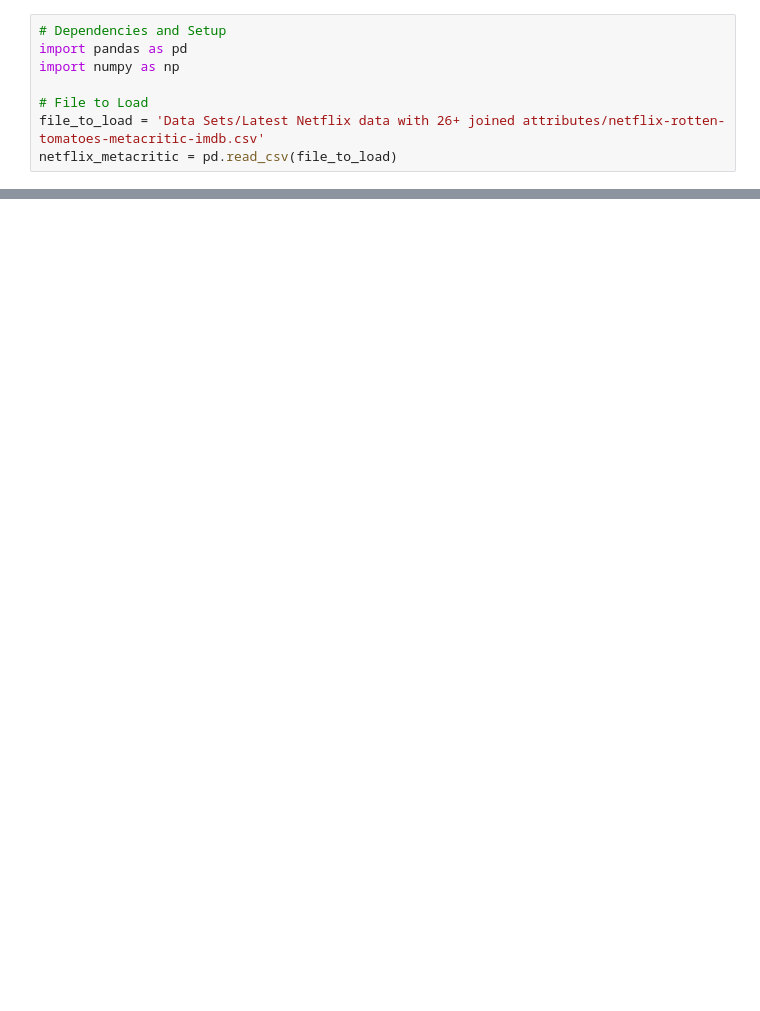
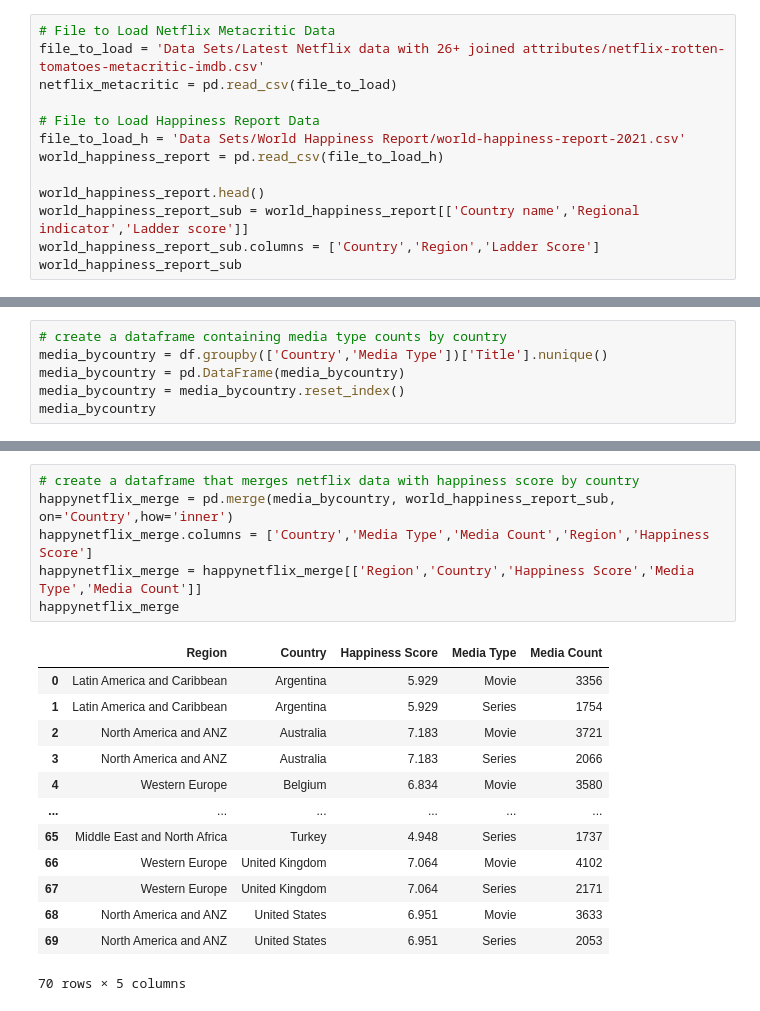
Before and after one commit to adamholcomb/Python-Media-Happiness-Analysis, a Jupyter notebook: HappinessIndex.ipynb, the cells around one changed output, grey strips where cells are left out. Saved outputs shown, nothing was run; the diff lists cells and outputs as text; blank space fills up the shorter version.

```diff
--- a/HappinessIndex.ipynb
+++ b/HappinessIndex.ipynb
@@ -1,8 +8,13 @@
 # %%
-# Dependencies and Setup
-import pandas as pd
-import numpy as np
-
-# File to Load
+# File to Load Netflix Metacritic Data
 file_to_load = 'Data Sets/Latest Netflix data with 26+ joined attributes/netflix-rotten-tomatoes-metacritic-imdb.csv'
 netflix_metacritic = pd.read_csv(file_to_load)
+
+# File to Load Happiness Report Data
+file_to_load_h = 'Data Sets/World Happiness Report/world-happiness-report-2021.csv'
+world_happiness_report = pd.read_csv(file_to_load_h)
+
+world_happiness_report.head()
+world_happiness_report_sub = world_happiness_report[['Country name','Regional indicator','Ladder score']]
+world_happiness_report_sub.columns = ['Country','Region','Ladder Score']
+world_happiness_report_sub
@@ -130,0 +67,6 @@ world_happiness_report_t
+# %%
+# create a dataframe containing media type counts by country
+media_bycountry = df.groupby(['Country','Media Type'])['Title'].nunique()
+media_bycountry = pd.DataFrame(media_bycountry)
+media_bycountry = media_bycountry.reset_index()
+media_bycountry
@@ -130,0 +87,20 @@ world_happiness_report_t
+# %%
+# create a dataframe that merges netflix data with happiness score by country
+happynetflix_merge = pd.merge(media_bycountry, world_happiness_report_sub, on='Country',how='inner')
+happynetflix_merge.columns = ['Country','Media Type','Media Count','Region','Happiness Score']
+happynetflix_merge = happynetflix_merge[['Region','Country','Happiness Score','Media Type','Media Count']]
+happynetflix_merge
+# %% [output]
+|  | Region | Country | Happiness Score | Media Type | Media Count |
+| 0 | Latin America and Caribbean | Argentina | 5.929 | Movie | 3356 |
+| 1 | Latin America and Caribbean | Argentina | 5.929 | Series | 1754 |
+| 2 | North America and ANZ | Australia | 7.183 | Movie | 3721 |
+| 3 | North America and ANZ | Australia | 7.183 | Series | 2066 |
+| 4 | Western Europe | Belgium | 6.834 | Movie | 3580 |
+| ... | ... | ... | ... | ... | ... |
+| 65 | Middle East and North Africa | Turkey | 4.948 | Series | 1737 |
+| 66 | Western Europe | United Kingdom | 7.064 | Movie | 4102 |
+| 67 | Western Europe | United Kingdom | 7.064 | Series | 2171 |
+| 68 | North America and ANZ | United States | 6.951 | Movie | 3633 |
+| 69 | North America and ANZ | United States | 6.951 | Series | 2053 |
+70 rows × 5 columns
```
Also changed, not shown: parts of 21 cells of this notebook.
